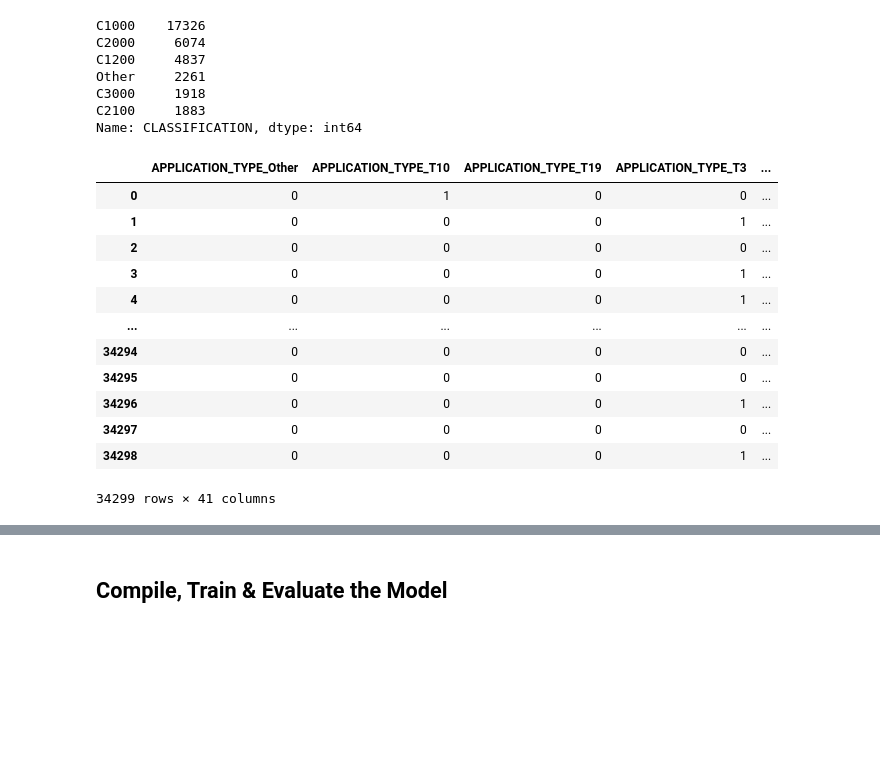
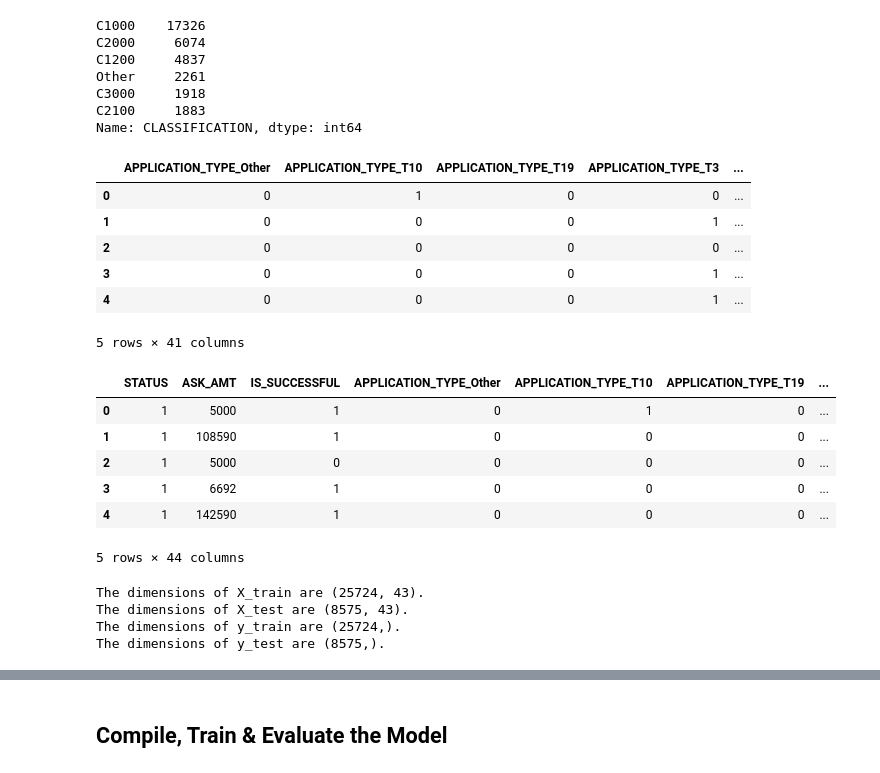
Before and after one commit to dlevy-engineer/nonprofit-seeding-deep-learning, a Jupyter notebook: AlphabetSoup_v1.ipynb, the cells around one changed output, grey strips where cells are left out. Drawn from its saved outputs; the diff is of its cells as text; code cells hidden in the pictures; blank space fills up the shorter version.

```diff
--- a/AlphabetSoup_v1.ipynb
+++ b/AlphabetSoup_v1.ipynb
@@ -148,20 +148,15 @@ C2100     1883
 Name: CLASSIFICATION, dtype: int64
 # %%
 # convert categorical data to numeric with `pd.get_dummies`
-cat_df = application_df[application_df.dtypes[application_df.dtypes != 'int64'].index]
-dummy_df = pd.get_dummies(cat_df)
-dummy_df
+cat_var = [col for col in application_df if application_df[col].dtypes=='object']
+
+dummy_df = pd.get_dummies(application_df[cat_var])
+dummy_df.head(5)
 # %% [output]
 |  | APPLICATION_TYPE_Other | APPLICATION_TYPE_T10 | APPLICATION_TYPE_T19 | APPLICATION_TYPE_T3 | ... |
 | 0 | 0 | 1 | 0 | 0 | ... |
 | 1 | 0 | 0 | 0 | 1 | ... |
 | 2 | 0 | 0 | 0 | 0 | ... |
 | 3 | 0 | 0 | 0 | 1 | ... |
 | 4 | 0 | 0 | 0 | 1 | ... |
-| ... | ... | ... | ... | ... | ... |
-| 34294 | 0 | 0 | 0 | 0 | ... |
-| 34295 | 0 | 0 | 0 | 0 | ... |
-| 34296 | 0 | 0 | 0 | 1 | ... |
-| 34297 | 0 | 0 | 0 | 0 | ... |
-| 34298 | 0 | 0 | 0 | 1 | ... |
-34299 rows × 41 columns
+5 rows × 41 columns
@@ -174 +163,32 @@ dummy_df
+# %%
+# incorporate dummy variables into the data frame and drop categorical variables
+clean_df = pd.concat([application_df, dummy_df], axis=1)
+clean_df = clean_df.drop(cat_var, axis=1)
+clean_df.head(5)
+# %% [output]
+|  | STATUS | ASK_AMT | IS_SUCCESSFUL | APPLICATION_TYPE_Other | APPLICATION_TYPE_T10 | APPLICATION_TYPE_T19 | ... |
+| 0 | 1 | 5000 | 1 | 0 | 1 | 0 | ... |
+| 1 | 1 | 108590 | 1 | 0 | 0 | 0 | ... |
+| 2 | 1 | 5000 | 0 | 0 | 0 | 0 | ... |
+| 3 | 1 | 6692 | 1 | 0 | 0 | 0 | ... |
+| 4 | 1 | 142590 | 1 | 0 | 0 | 0 | ... |
+5 rows × 44 columns
+# %%
+# split our preprocessed data into our features and target arrays
+X = clean_df.drop('IS_SUCCESSFUL', axis=1)
+y = clean_df['IS_SUCCESSFUL']
+
+# split the preprocessed data into a training and testing dataset
+X_train, X_test, y_train, y_test = train_test_split(X, y, random_state=80)
+print(f"""
+The dimensions of X_train are {X_train.shape}.
+The dimensions of X_test are {X_test.shape}.
+The dimensions of y_train are {y_train.shape}.
+The dimensions of y_test are {y_test.shape}.
+""")
+# %% [output]
+The dimensions of X_train are (25724, 43).
+The dimensions of X_test are (8575, 43).
+The dimensions of y_train are (25724,).
+The dimensions of y_test are (8575,).
 # %%
```
Also changed, not shown: parts of 7 cells of this notebook.
